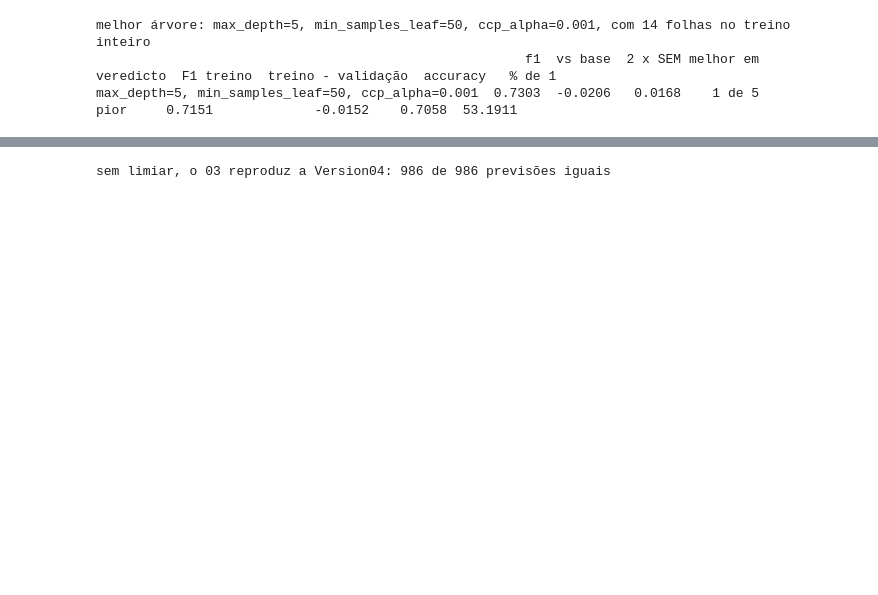
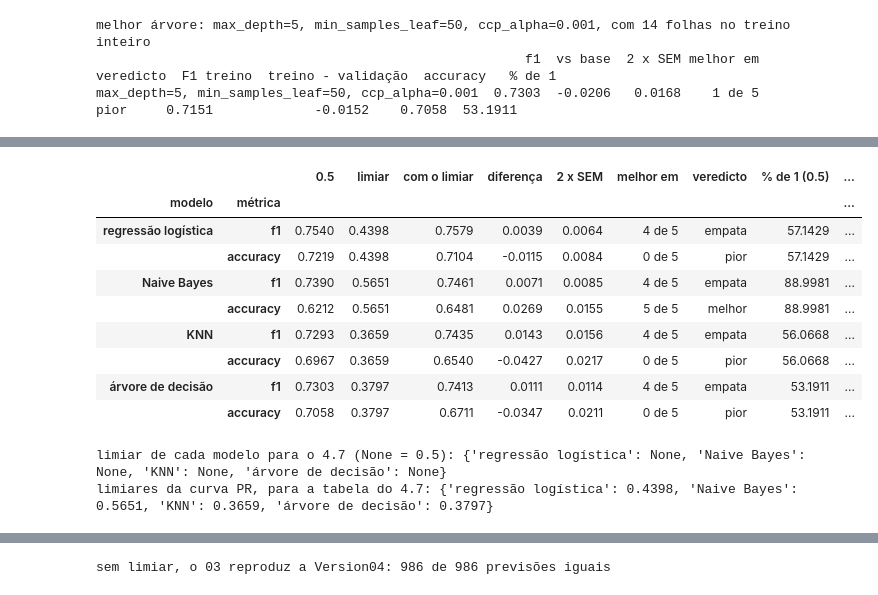
Before and after one commit to josebrites16/ML_project_2026-copia, a Jupyter notebook: notebooks/03_modelling.ipynb, the cells around one changed output, grey strips where cells are left out. Cells and saved outputs as stored; diff of their text form; code cells hidden in the pictures; blank space fills up the shorter version.

```diff
--- a/notebooks/03_modelling.ipynb
+++ b/notebooks/03_modelling.ipynb
@@ -831,0 +904,65 @@ max_depth=5, min_samples_leaf=50, ccp_alpha=0.001  0.7303  -0.0206   0.0168    1
+# %%
+# Passo 38 - "0.5 contra o limiar escolhido", divisão a divisão: cada modelo com o seu limiar da
+# curva PR contra o mesmo modelo com 0.5, nas mesmas 5 divisões, com a regra dos 2 x SEM. A
+# accuracy e a % de 1 ficam ao lado: baixar o limiar faz o modelo dizer 1 mais vezes, e isso
+# sobe o F1 quase sempre (tarefa 3; W5, key takeaway 3).
+threshold_rows = []
+threshold_runs = {}
+for name, model in best_models.items():
+    at_05 = run_model(model)
+    at_chosen = run_model(model, chosen_thresholds[name])
+    threshold_runs[name] = at_chosen
+    for metric in ["f1", "accuracy"]:
+        diff = compare({name: at_chosen}, at_05, metric=metric).astype({"vs base": float,
+                                                                         "SEM": float})
+        diff["veredicto"] = verdict(diff)
+        threshold_rows.append({"modelo": name, "métrica": metric,
+                               "0.5": at_05[metric].mean(),
+                               "limiar": chosen_thresholds[name],
+                               "com o limiar": at_chosen[metric].mean(),
+                               "diferença": diff["vs base"].iloc[0],
+                               "2 x SEM": 2 * diff["SEM"].iloc[0],
+                               "melhor em": diff["melhor em"].iloc[0],
+                               "veredicto": diff["veredicto"].iloc[0],
+                               "% de 1 (0.5)": at_05["% de 1"].mean(),
+                               "% de 1 (limiar)": at_chosen["% de 1"].mean()})
+pd.DataFrame(threshold_rows).set_index(["modelo", "métrica"]).round(4)
+# %% [output]
+|  |  | 0.5 | limiar | com o limiar | diferença | 2 x SEM | melhor em | veredicto | % de 1 (0.5) | ... |
+| modelo | métrica |  |  |  |  |  |  |  |  | ... |
+| regressão logística | f1 | 0.7540 | 0.4398 | 0.7579 | 0.0039 | 0.0064 | 4 de 5 | empata | 57.1429 | ... |
+|  | accuracy | 0.7219 | 0.4398 | 0.7104 | -0.0115 | 0.0084 | 0 de 5 | pior | 57.1429 | ... |
+| Naive Bayes | f1 | 0.7390 | 0.5651 | 0.7461 | 0.0071 | 0.0085 | 4 de 5 | empata | 88.9981 | ... |
+|  | accuracy | 0.6212 | 0.5651 | 0.6481 | 0.0269 | 0.0155 | 5 de 5 | melhor | 88.9981 | ... |
+| KNN | f1 | 0.7293 | 0.3659 | 0.7435 | 0.0143 | 0.0156 | 4 de 5 | empata | 56.0668 | ... |
+|  | accuracy | 0.6967 | 0.3659 | 0.6540 | -0.0427 | 0.0217 | 0 de 5 | pior | 56.0668 | ... |
+| árvore de decisão | f1 | 0.7303 | 0.3797 | 0.7413 | 0.0111 | 0.0114 | 4 de 5 | empata | 53.1911 | ... |
+|  | accuracy | 0.7058 | 0.3797 | 0.6711 | -0.0347 | 0.0211 | 0 de 5 | pior | 53.1911 | ... |
+# %%
+# ===== [4.6] LIMIAR DE DECISÃO - fim =====
+# Passo 39 - o limiar de cada modelo. O que os passos 35 a 38 mostraram:
+#   - pela curva PR (maior F1), a regressão logística fica com 0.44, o KNN com 0.37 e a árvore com
+#     0.38: os três baixam o limiar e passam a prever mais 1s (64%, 79% e 71%, contra 53 a 57%
+#     com 0.5). O Naive Bayes é o único que o sobe (0.57), porque com 0.5 já previa 1 em 89%
+#   - o índice de Youden (ROC) sobe o limiar nos 4 e baixa o F1: maximiza TPR - FPR, que conta
+#     os dois erros por igual, e não o F1 (W5, Step 42: cada método escolhe outro limiar)
+#   - divisão a divisão (passo 38), nenhum limiar passa os 2 x SEM no F1: todos empatam com 0.5
+#     (regressão logística +0.0039 com 2 x SEM 0.0064). Na accuracy, a regressão logística, o
+#     KNN e a árvore pioram; só o Naive Bayes melhora, porque deixa de prever quase sempre 1
+#   - o F1 das validações juntas (passo 36, 0.7550 com 0.5) não é a média das 5 divisões (0.7540,
+#     passo 38): a média por divisão é a que se compara, como em todo o notebook
+#   - o limiar foi escolhido nas mesmas validações onde é medido, por isso até estes ganhos
+#     pequenos são otimistas (W5, key takeaway 5)
+# Decisão: com a regra dos 2 x SEM, nenhum limiar é uma melhoria provada; fica o 0.5 (o predict
+# de cada modelo, threshold=None) nos 4. O 4.7 mostra cada modelo com e sem limiar, como pede o
+# plano. Também por isto a Version05 (limiar 0.45) não é uma melhoria provada.
+THRESHOLDS = {}
+for row in threshold_rows:
+    if row["métrica"] == "f1":
+        THRESHOLDS[row["modelo"]] = row["limiar"] if row["veredicto"] == "melhor" else None
+print("limiar de cada modelo para o 4.7 (None = 0.5):", THRESHOLDS)
+print("limiares da curva PR, para a tabela do 4.7:", {name: round(value, 4)
+                                                    for name, value in chosen_thresholds.items()})
+# %% [output]
+limiar de cada modelo para o 4.7 (None = 0.5): {'regressão logística': None, 'Naive Bayes': None, 'KNN': None, 'árvore de decisão': None}
+limiares da curva PR, para a tabela do 4.7: {'regressão logística': 0.4398, 'Naive Bayes': 0.5651, 'KNN': 0.3659, 'árvore de decisão': 0.3797}
```
Also changed, not shown: parts of 18 cells of this notebook, 2 other files.
